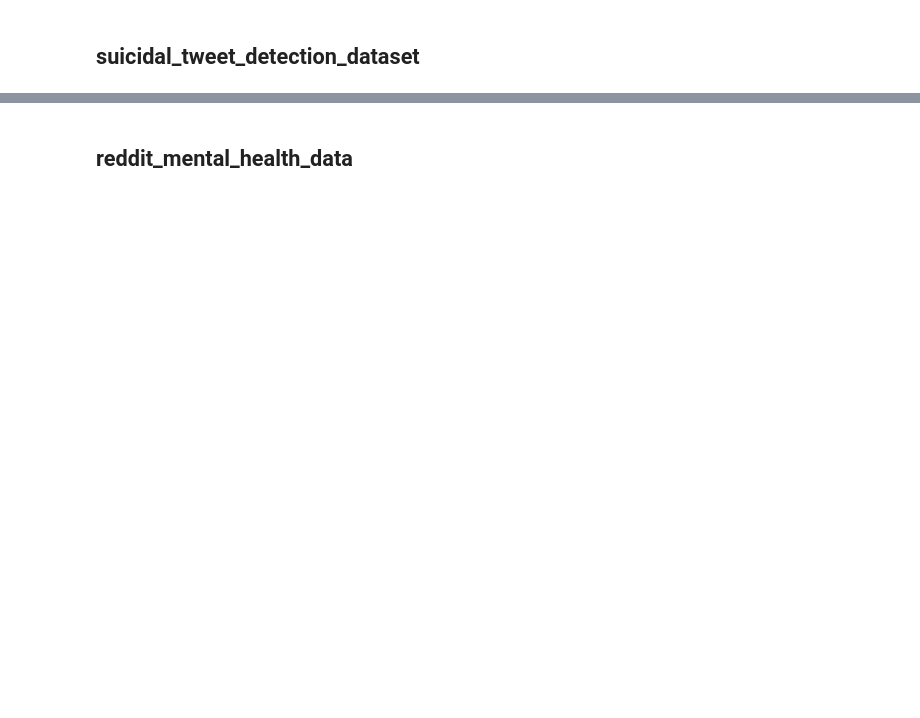
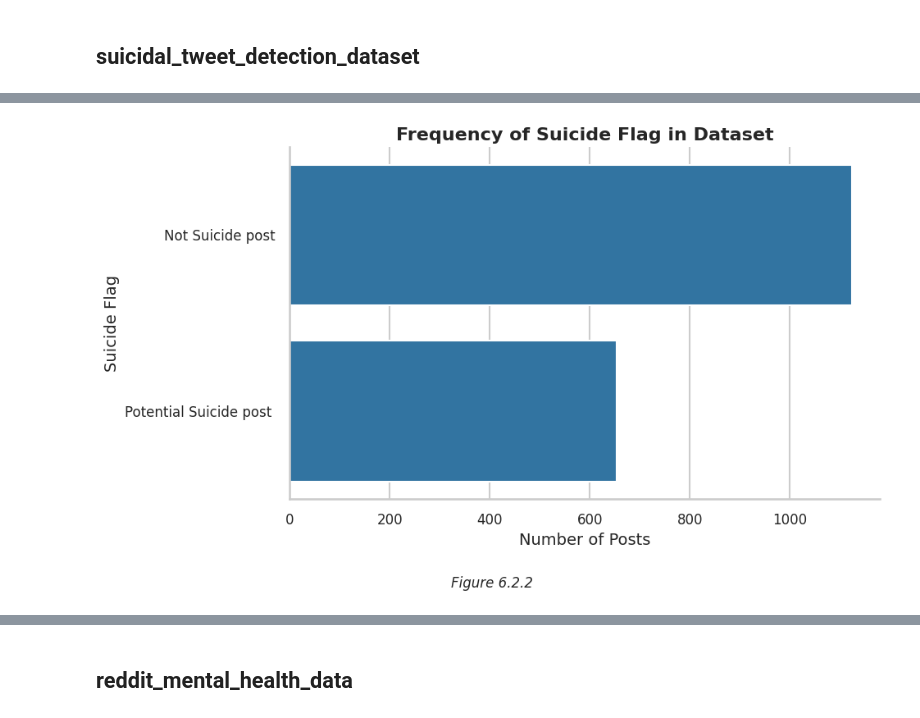
Before and after one commit to PaoloCarlevero/self_harm_datasets_cleaning, a Jupyter notebook: Assessment_4_Proposal_DATA_8002.ipynb, the cells around one changed output, grey strips where cells are left out. Saved outputs shown, nothing was run; the diff lists cells and outputs as text; code cells hidden in the pictures; blank space fills up the shorter version.

```diff
--- a/Assessment_4_Proposal_DATA_8002.ipynb
+++ b/Assessment_4_Proposal_DATA_8002.ipynb
@@ -446,38 +686,39 @@ unique_statuses = suicidal_tweet_detection_dataset['Suicide'].nunique()
 sns.countplot(
     data=suicidal_tweet_detection_dataset,
     y='Suicide',
-    hue='Suicide',
     order=suicidal_tweet_detection_dataset['Suicide'].value_counts().index,
     legend=False,
     ax=ax  # Pass the axis to sns.countplot
 )
 
 # Add a descriptive title and axis labels for clarity
 ax.set_title("Frequency of Suicide Flag in Dataset", fontsize=16, fontweight='bold')
 ax.set_xlabel("Number of Posts", fontsize=14)
 ax.set_ylabel("Suicide Flag", fontsize=14)
 
 # Adjust tick label sizes to improve readability
 ax.tick_params(axis='x', labelsize=12)
 ax.tick_params(axis='y', labelsize=12)
 
 # Remove top and right spines for a cleaner look
 sns.despine(ax=ax)
 
 # Adjust layout and make space at the bottom for the caption
 plt.tight_layout()
 plt.subplots_adjust(bottom=0.2)
 
 # Add figure number and caption below the plot
 fig.text(
     0.5, 0.02,
     'Figure 6.2.2',
     fontsize=12,
     fontstyle='italic',
     ha='center'
 )
 
 plt.show()
+# %% [output]
+[figure, added]
 # %%
 # Calculate 95th percentile threshold
 percentile_95 = suicidal_tweet_detection_dataset['text_length'].quantile(0.95)
```
Also changed, not shown: parts of 66 cells of this notebook.
